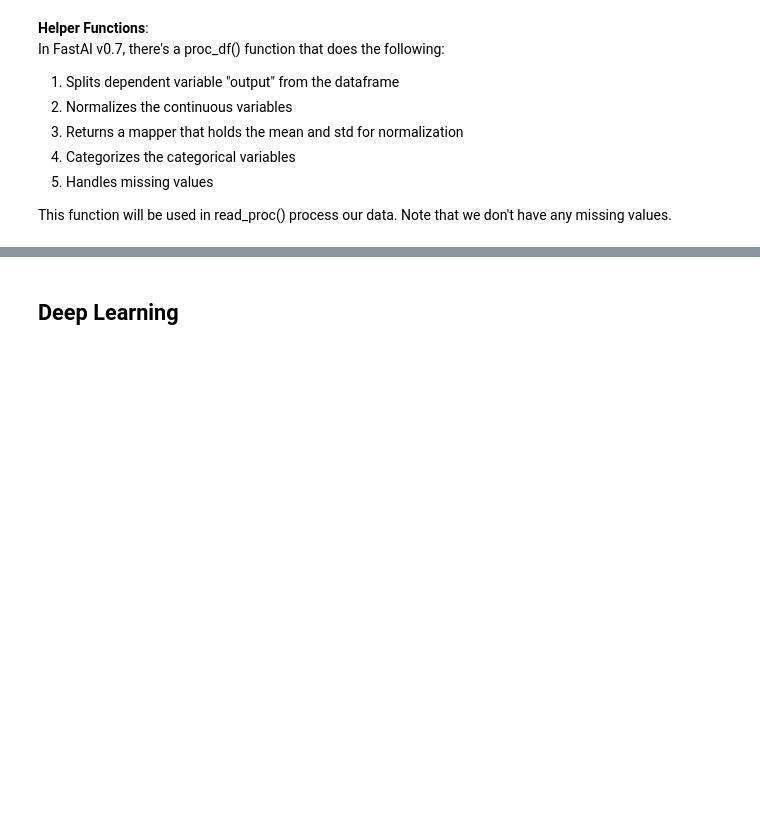
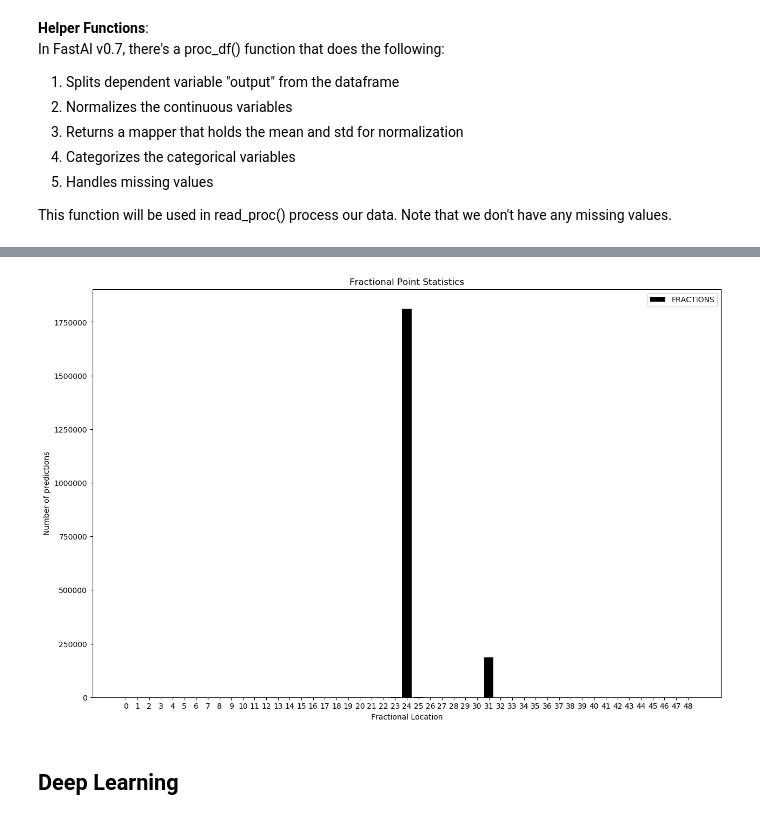
Before and after one commit to longshandu/HM16.9-NN_FME, a Jupyter notebook: NN_training.ipynb, the cells around one changed output, grey strips where cells are left out. Cells and saved outputs as stored; diff of their text form; code cells hidden in the pictures; blank space fills up the shorter version.

```diff
--- a/NN_training.ipynb
+++ b/NN_training.ipynb
@@ -111,0 +272,3 @@ def export_parameters():
+# %%
+LR = 1e-3
+m.fit(LR, 1, metrics=[accuracy])
@@ -111,0 +286,18 @@ def export_parameters():
+# %%
+log_preds, targs = m.predict_with_targs()
+preds = np.argmax(log_preds, axis=1)
+# %%
+mp = np.zeros(49, dtype=np.uint)
+for pred in preds:
+    mp[pred] += 1
+# %%
+fig = plt.figure(num=1, figsize=(15, 10), dpi=100)
+plt.bar(np.arange(0, 49, 1), mp, width=0.8, color='k', label="FRACTIONS")
+plt.title("Fractional Point Statistics")
+plt.xlabel("Fractional Location")
+plt.ylabel("Number of predictions")
+plt.xticks(np.arange(0, 49, 1))
+plt.legend()
+plt.show()
+# %% [output]
+[figure, added]
```
Also changed, not shown: parts of 17 cells of this notebook, 1 other file.
